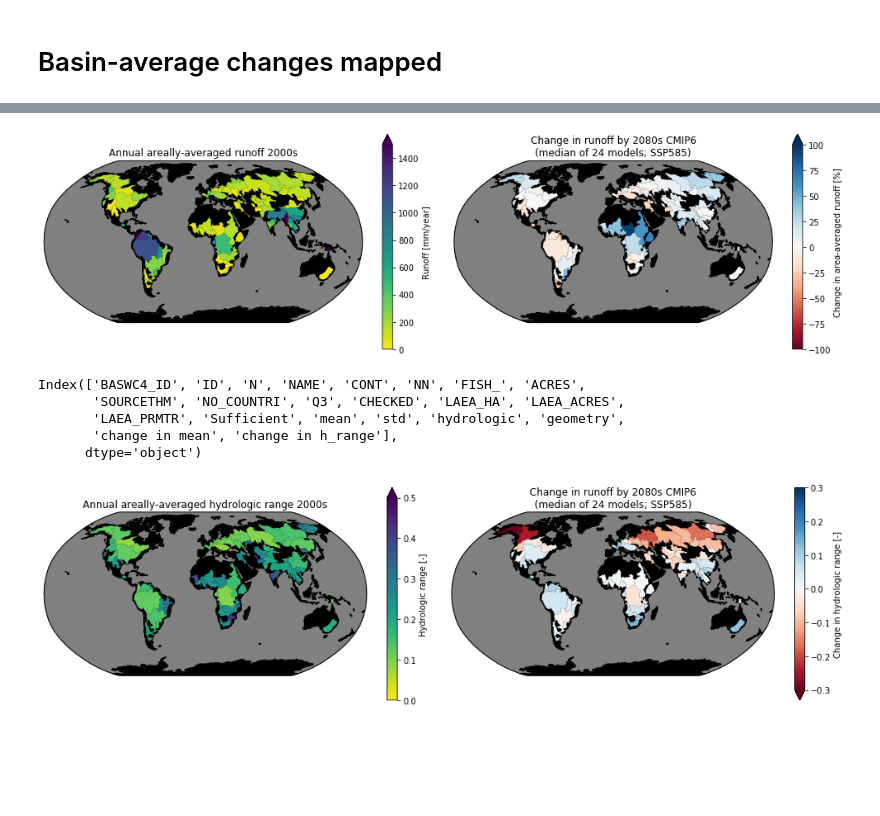
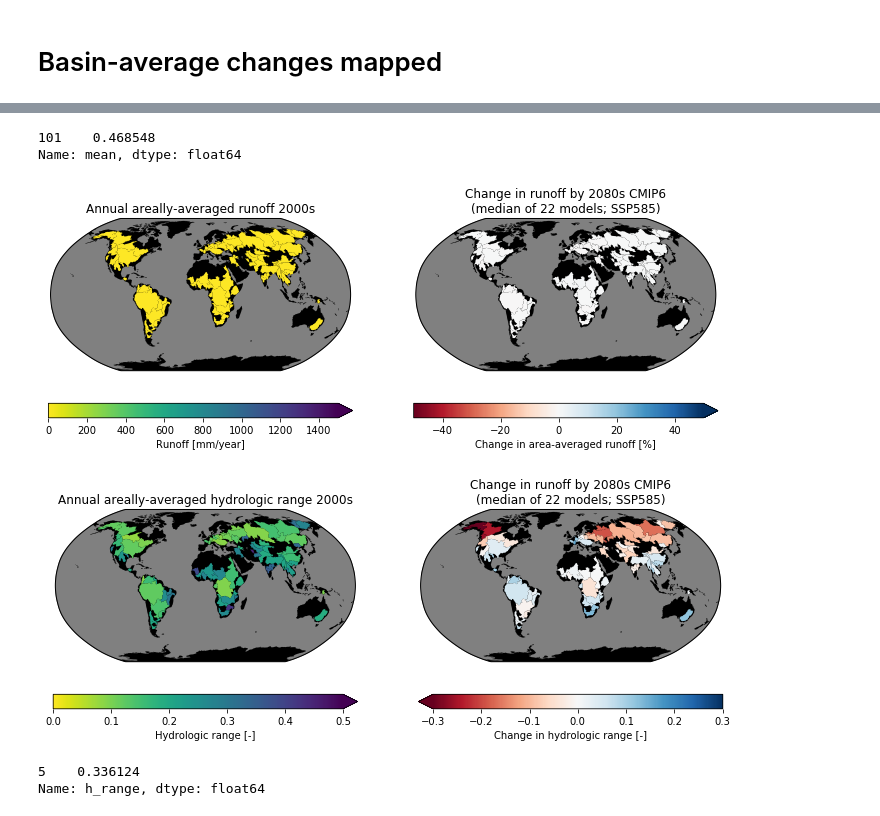
Before and after one commit to orianac/futuredrought, a Jupyter notebook: basins_scatter.ipynb, the cells around one changed output, grey strips where cells are left out. Cells and saved outputs as stored; diff of their text form; code cells hidden in the pictures; blank space fills up the shorter version.

```diff
--- a/basins_scatter.ipynb
+++ b/basins_scatter.ipynb
@@ -296,4 +288,4 @@ for basin in full_gcm_change_h_ranges_df.index.values:
     era_basins.loc[era_basins['NAME'] ==basin, 'change in h_range'] = full_gcm_change_h_ranges_df.loc[basin]['median']
     era_basins.loc[era_basins['NAME'] ==basin, 'change in mean'] = full_gcm_change_means_df.loc[basin]['median']
 # %%
-era_basins['mean'] *= 1000
+era_basins['mean'] *= 24*1000
@@ -300,11 +302,16 @@ era_basins['mean'] *= 1000
+# %%
+era_basins[era_basins['NAME']=='Mekong']['mean']*86400*30/10/24
+# %% [output]
+101    0.468548
+Name: mean, dtype: float64
 # %%
 era_basins['change in mean'] *= 100
 # era_basins['change in h_range'] = np.nan
 # %%
 def add_cartopy_elements(ax):
     ax.set_global()
-    ax.coastlines()
-    ax.add_feature(cartopy.feature.LAND, color='black')
+#     ax.coastlines()
+    ax.add_feature(cartopy.feature.LAND, color='black', linewidth=0.1)
     ax.add_feature(cartopy.feature.OCEAN, color='grey')
-    ax.add_feature(cartopy.feature.COASTLINE)
-    ax.add_feature(cartopy.feature.BORDERS, linestyle='-')
+    ax.add_feature(cartopy.feature.COASTLINE, color='black', linewidth=0.1)
+#     ax.add_feature(cartopy.feature.BORDERS, linestyle='-', linewidth=0)
@@ -311,45 +320,39 @@ def add_cartopy_elements(ax):
 # %%
-fig, axarr = plt.subplots(ncols=2, figsize=(14,4),
+fig, axarr = plt.subplots(ncols=2, figsize=(12,4),
                           subplot_kw=dict(projection=ccrs.Robinson()))
-
 p = era_basins.plot(ax = axarr[0], column='mean', vmax=1500, vmin=0,
             zorder=40, transform=ccrs.PlateCarree(), legend=True,
                 cmap='viridis_r',
                legend_kwds={"label": "Runoff [mm/year]",
-                           "extend": "max"})
+                           "extend": "max",
+                           'orientation': "horizontal"})
 add_cartopy_elements(axarr[0])
 p.set_title('Annual areally-averaged runoff 2000s')
 
 
-p = era_basins.plot(ax = axarr[1], column='change in mean', vmax=100,
-                vmin=-100, cmap='RdBu',
+p = era_basins.plot(ax = axarr[1], column='change in mean', vmax=50,
+                vmin=-50, cmap='RdBu',
             zorder=40, transform=ccrs.PlateCarree(), legend=True,
                legend_kwds={"label": "Change in area-averaged runoff [%]",
-                           'extend': 'max'})
-p.set_title('Change in runoff by 2080s CMIP6\n(median of 24 models; SSP585)')
+                           'extend': 'max',
+                           'orientation': 'horizontal'})
+p.set_title('Change in runoff by 2080s CMIP6\n(median of 22 models; SSP585)')
 
 add_cartopy_elements(axarr[1])
-plt.tight_layout()
-fig.savefig('../figures/change_in_mean_CMIP6_basins_bias.png', dpi=300)
+# plt.tight_layout()
+# fig.savefig('../figures/change_in_mean_CMIP6_basins.png', dpi=300)
 # %% [output]
-[figure, old version]
+[figure, new version]
-# %%
-era_basins.columns
-# %% [output]
-Index(['BASWC4_ID', 'ID', 'N', 'NAME', 'CONT', 'NN', 'FISH_', 'ACRES',
-       'SOURCETHM', 'NO_COUNTRI', 'Q3', 'CHECKED', 'LAEA_HA', 'LAEA_ACRES',
-       'LAEA_PRMTR', 'Sufficient', 'mean', 'std', 'hydrologic', 'geometry',
-       'change in mean', 'change in h_range'],
-      dtype='object')
 # %%
-fig, axarr = plt.subplots(ncols=2, figsize=(14,4),
+fig, axarr = plt.subplots(ncols=2, figsize=(12,4),
                           subplot_kw=dict(projection=ccrs.Robinson()))
 
 p = era_basins.plot(ax = axarr[0], column='hydrologic', vmax=0.5, vmin=0,
             zorder=40, transform=ccrs.PlateCarree(), legend=True,
                 cmap='viridis_r',
                legend_kwds={"label": "Hydrologic range [-]",
-                           "extend": "max"})
+                           "extend": "max",
+                           'orientation': 'horizontal'})
 add_cartopy_elements(axarr[0])
 p.set_title('Annual areally-averaged hydrologic range 2000s')
 
@@ -358,11 +361,17 @@ p = era_basins.plot(ax = axarr[1], column='change in h_range', vmax=0.3,
                 vmin=-0.3, cmap='RdBu',
             zorder=40, transform=ccrs.PlateCarree(), legend=True,
                legend_kwds={"label": "Change in hydrologic range [-]",
-                           'extend': 'min'})
-p.set_title('Change in runoff by 2080s CMIP6\n(median of 24 models; SSP585)')
+                           'extend': 'min',
+                           'orientation': 'horizontal'})
+p.set_title('Change in runoff by 2080s CMIP6\n(median of 22 models; SSP585)')
 
 add_cartopy_elements(axarr[1])
-plt.tight_layout()
-fig.savefig('../figures/change_in_h_range_CMIP6_basins_bias.png', dpi=300)
+# plt.tight_layout()
+fig.savefig('../figures/change_in_h_range_CMIP6_basins_test.png', dpi=300)
 # %% [output]
-[figure, old version]
+[figure, new version]
+# %%
+era_basins[era_basins['NAME']=='Yukon']['h_range']
+# %% [output]
+5    0.336124
+Name: h_range, dtype: float64
```
Also changed, not shown: parts of 13 cells of this notebook, 2 other files.
